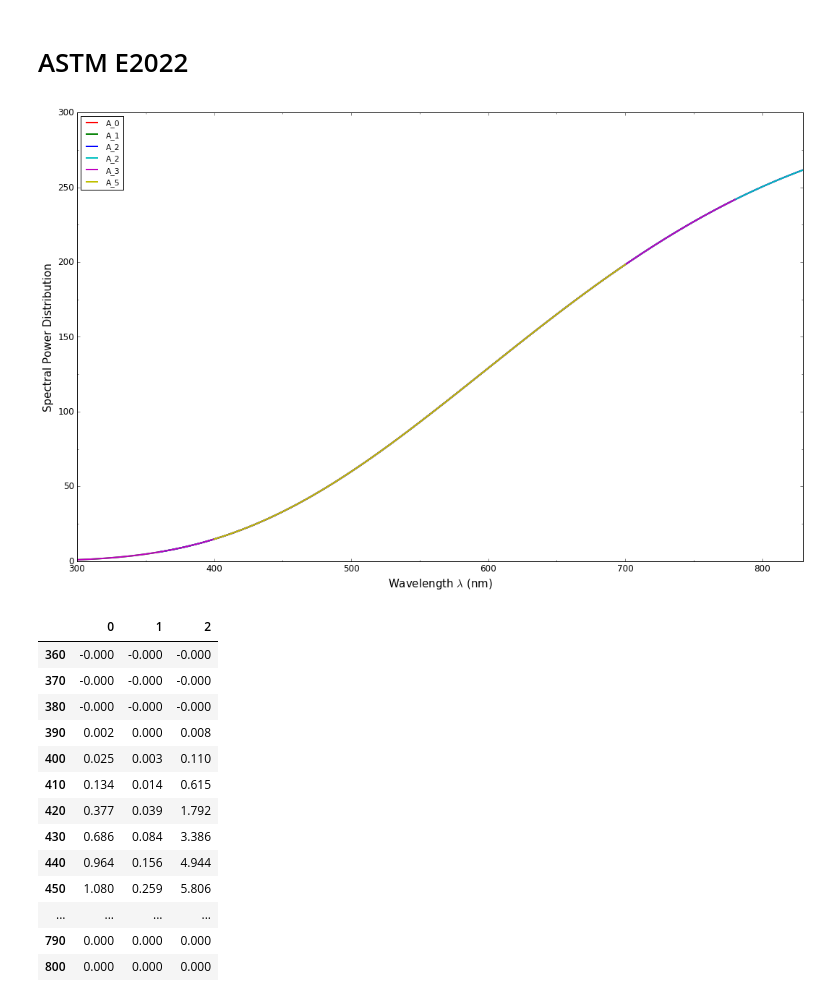
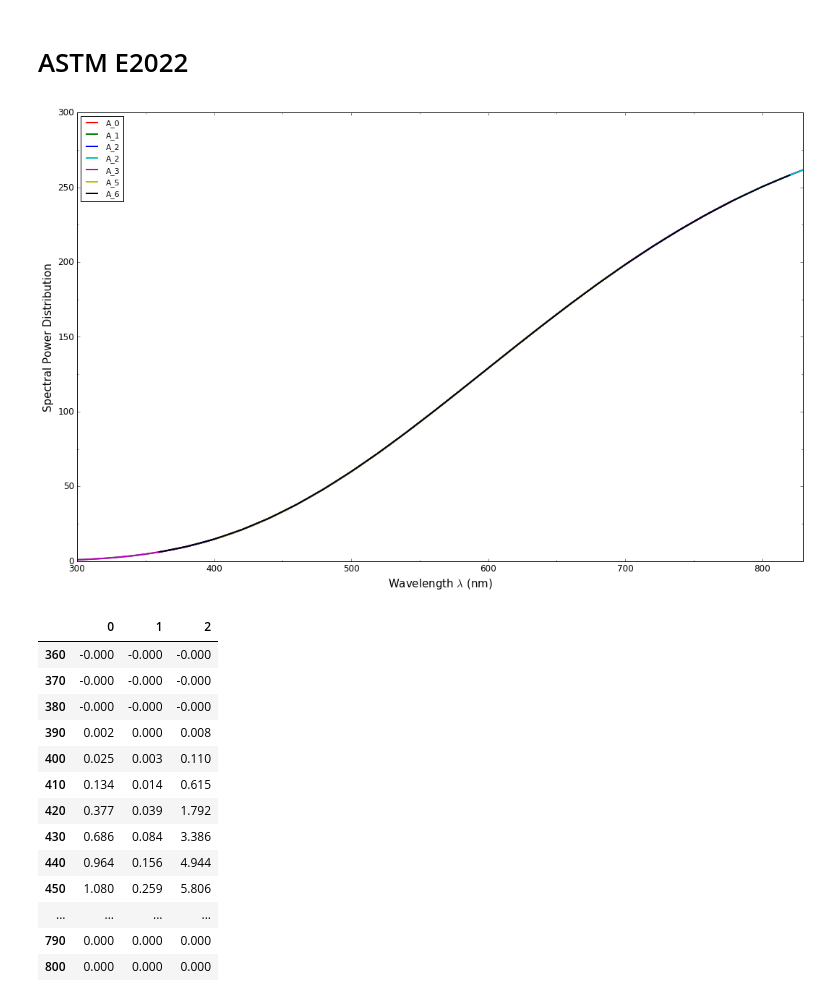
Before and after one commit to colour-science/colour-ramblings, a Jupyter notebook: astm_e2022.ipynb, the cells around one changed output. Saved outputs shown, nothing was run; the diff lists cells and outputs as text; code cells hidden in the pictures.

```diff
--- a/astm_e2022.ipynb
+++ b/astm_e2022.ipynb
@@ -1,7 +1,7 @@
 # %% [markdown]
 # ASTM E2022
 # %%
-%matplotlib inline
+% matplotlib inline
 
 from __future__ import division
 
@@ -16,7 +16,8 @@ from colour import (
     STANDARD_OBSERVERS_CMFS,
     ones_spd,
     tsplit,
-    tstack)
+    tstack,
+    warning)
 from colour.plotting import *
 
 np.set_printoptions(suppress=True)
@@ -24,33 +25,53 @@ np.set_printoptions(suppress=True)
 CMFS = colour.STANDARD_OBSERVERS_CMFS.get(
         'CIE 1964 10 Degree Standard Observer')
 
+
+# TODO: Investigate if we shouldn't rename occurences of *steps*
+# to *interval*.
+# TODO: Implement in *colour.SpectralPowerDistribution*.
 def _trim(self, shape):
-    wavelengths = sorted(list(set(self.shape.range()).intersection(shape.range())))
+    wavelengths = sorted(
+            list(set(self.shape.range()).intersection(shape.range())))
     values = self[wavelengths]
 
     self.data = dict(zip(wavelengths, values))
 
     return self
 
+
 colour.SpectralPowerDistribution.trim = _trim
+
+
+# TODO: Implement in *colour.SpectralShape*.
+def _boundaries(self):
+    return self.start, self.end
+
+
+colour.SpectralShape.boundaries = _boundaries
+
 
 def _A(w):
     return (100 * (560 / w) ** 5 * (
         ((np.exp((1.435 * 10 ** 7) / (2848 * 560)) - 1) /
          (np.exp((1.435 * 10 ** 7) / (2848 * w)) - 1))))
 
+
 A_0 = colour.SpectralPowerDistribution('A_0', dict(zip(CMFS.shape.range(),
-                                                     _A(CMFS.shape.range()))))
+                                                       _A(CMFS.shape.range()))))
 A_1 = colour.ILLUMINANTS_RELATIVE_SPDS['A']
 A_1.name = 'A_1'
 A_2 = colour.SpectralPowerDistribution('A_2', dict(zip(A_0.wavelengths[::5],
-                                                     A_0.values[::5])))
+                                                       A_0.values[::5])))
 A_3 = colour.SpectralPowerDistribution('A_2', dict(zip(A_0.wavelengths[::10],
-                                                     A_0.values[::10])))
+                                                       A_0.values[::10])))
 A_4 = colour.SpectralPowerDistribution('A_3', dict(zip(A_1.wavelengths[::2],
-                                                     A_1.values[::2])))
+                                                       A_1.values[::2])))
 A_5 = A_4.clone().trim(SpectralShape(400, 700, 10))
 A_5.name = 'A_5'
+A_6 = colour.SpectralPowerDistribution('A_6', dict(zip(A_0.wavelengths[::20],
+                                                       A_0.values[::20])))
+
+spds = (A_0, A_1, A_2, A_3, A_4, A_5, A_6)
 
 _TRISTIMULUS_WEIGHTING_FACTORS_CACHE = None
 
@@ -88,10 +109,10 @@ def lagrange_interpolating_coefficients_ASTME2022(steps=10,
         np.asarray([lagrange_interpolating_coefficient(r, d) for r in r_n]))
 
     return lica
-# %%
-multi_spd_plot([A_0, A_1, A_2, A_3, A_4, A_5])
-# %% [output]
-[figure, removed]
+# %%
+multi_spd_plot(spds)
+# %% [output]
+[figure, added]
 # %%
 def tristimulus_weighting_factors_ASTME2022(cmfs, illuminant, shape):
     # Assumes that the measurement interval is equal to the spectral bandwidth integral when applying correction
```
Also changed, not shown: parts of 1 cell of this notebook.
